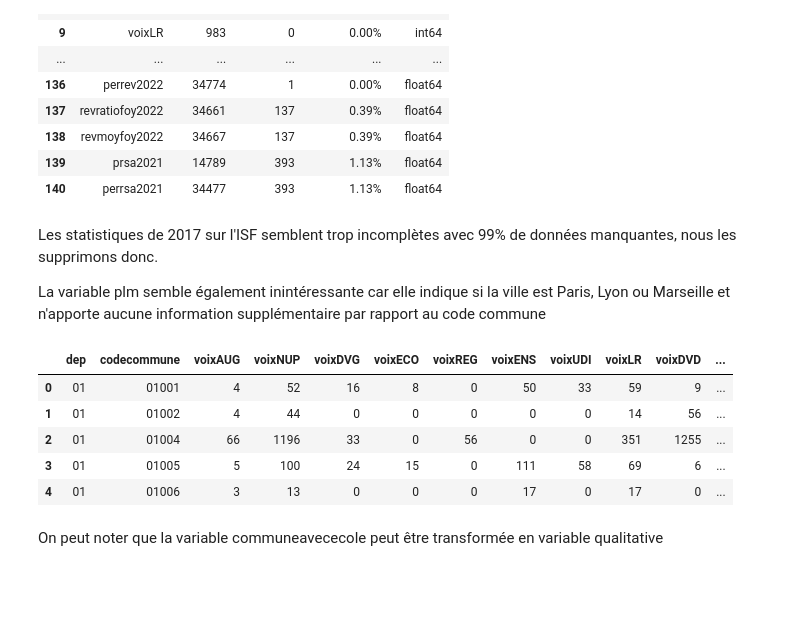
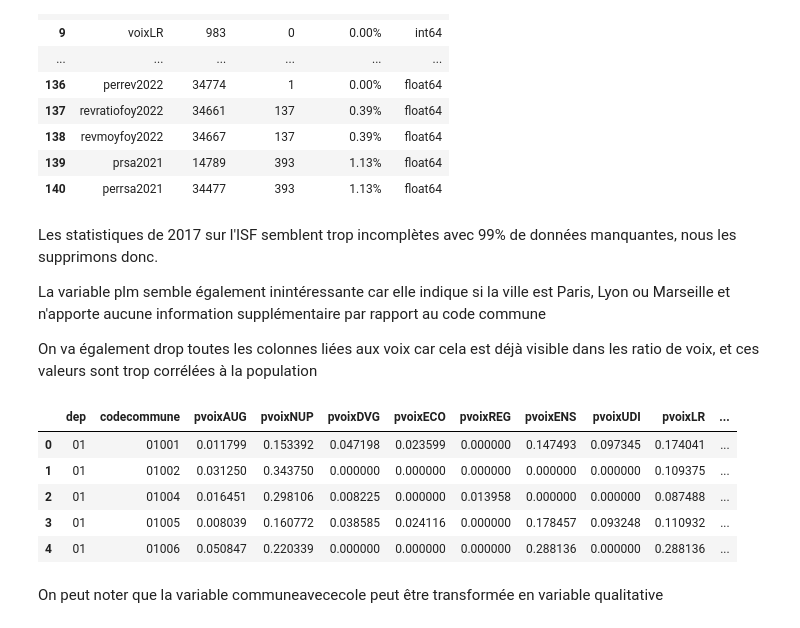
Before and after one commit to clelia24/AD_projet, a Jupyter notebook: notebook d'analyse.ipynb, the cells around one changed output. Saved outputs shown, nothing was run; the diff lists cells and outputs as text; code cells hidden in the pictures; blank space fills up the shorter version.

```diff
--- a/notebook d'analyse.ipynb
+++ b/notebook d'analyse.ipynb
@@ -198,31 +198,40 @@ Number of duplicated rows: 0
 Les statistiques de 2017 sur l'ISF semblent trop incomplètes avec 99% de données manquantes, nous les supprimons donc.
 
 La variable plm semble également inintéressante car elle indique si la ville est Paris, Lyon ou Marseille et n'apporte aucune information supplémentaire par rapport au code commune
+
+On va également drop toutes les colonnes liées aux voix car cela est déjà visible dans les ratio de voix, et ces valeurs sont trop corrélées à la population
 # %%
 cols_to_drop = [
     "nfoyisf2017",
     "mmoyfortune2017",
     "perpisf2017",
     "misf2017",
     'permisf2017',
     "pop2017",
     "plm",
     "pisf2017"
 ]
 
+#ça c'est pour enlever toutes les colonnes qui commencent par voix ou par vote
+raw_votes_cols = [col for col in data.columns if col.startswith('voix') or col.startswith('vote')]
 
-data = data.drop(cols_to_drop, axis=1)
+
+total_drop = cols_to_drop + raw_votes_cols
+
+
+data = data.drop(total_drop, axis=1, errors='ignore')
+
 
 display(
     data.head().style.background_gradient(cmap="BuPu")
 )
 # %% [output]
-|  | dep | codecommune | voixAUG | voixNUP | voixDVG | voixECO | voixREG | voixENS | voixUDI | voixLR | voixDVD | ... |
-| 0 | 01 | 01001 | 4 | 52 | 16 | 8 | 0 | 50 | 33 | 59 | 9 | ... |
-| 1 | 01 | 01002 | 4 | 44 | 0 | 0 | 0 | 0 | 0 | 14 | 56 | ... |
-| 2 | 01 | 01004 | 66 | 1196 | 33 | 0 | 56 | 0 | 0 | 351 | 1255 | ... |
-| 3 | 01 | 01005 | 5 | 100 | 24 | 15 | 0 | 111 | 58 | 69 | 6 | ... |
-| 4 | 01 | 01006 | 3 | 13 | 0 | 0 | 0 | 17 | 0 | 17 | 0 | ... |
+|  | dep | codecommune | pvoixAUG | pvoixNUP | pvoixDVG | pvoixECO | pvoixREG | pvoixENS | pvoixUDI | pvoixLR | ... |
+| 0 | 01 | 01001 | 0.011799 | 0.153392 | 0.047198 | 0.023599 | 0.000000 | 0.147493 | 0.097345 | 0.174041 | ... |
+| 1 | 01 | 01002 | 0.031250 | 0.343750 | 0.000000 | 0.000000 | 0.000000 | 0.000000 | 0.000000 | 0.109375 | ... |
+| 2 | 01 | 01004 | 0.016451 | 0.298106 | 0.008225 | 0.000000 | 0.013958 | 0.000000 | 0.000000 | 0.087488 | ... |
+| 3 | 01 | 01005 | 0.008039 | 0.160772 | 0.038585 | 0.024116 | 0.000000 | 0.178457 | 0.093248 | 0.110932 | ... |
+| 4 | 01 | 01006 | 0.050847 | 0.220339 | 0.000000 | 0.000000 | 0.000000 | 0.288136 | 0.000000 | 0.288136 | ... |
 # %% [markdown]
 On peut noter que la variable communeavececole peut être transformée en variable qualitative
 # %%
```
Also changed, not shown: parts of 7 cells of this notebook.
